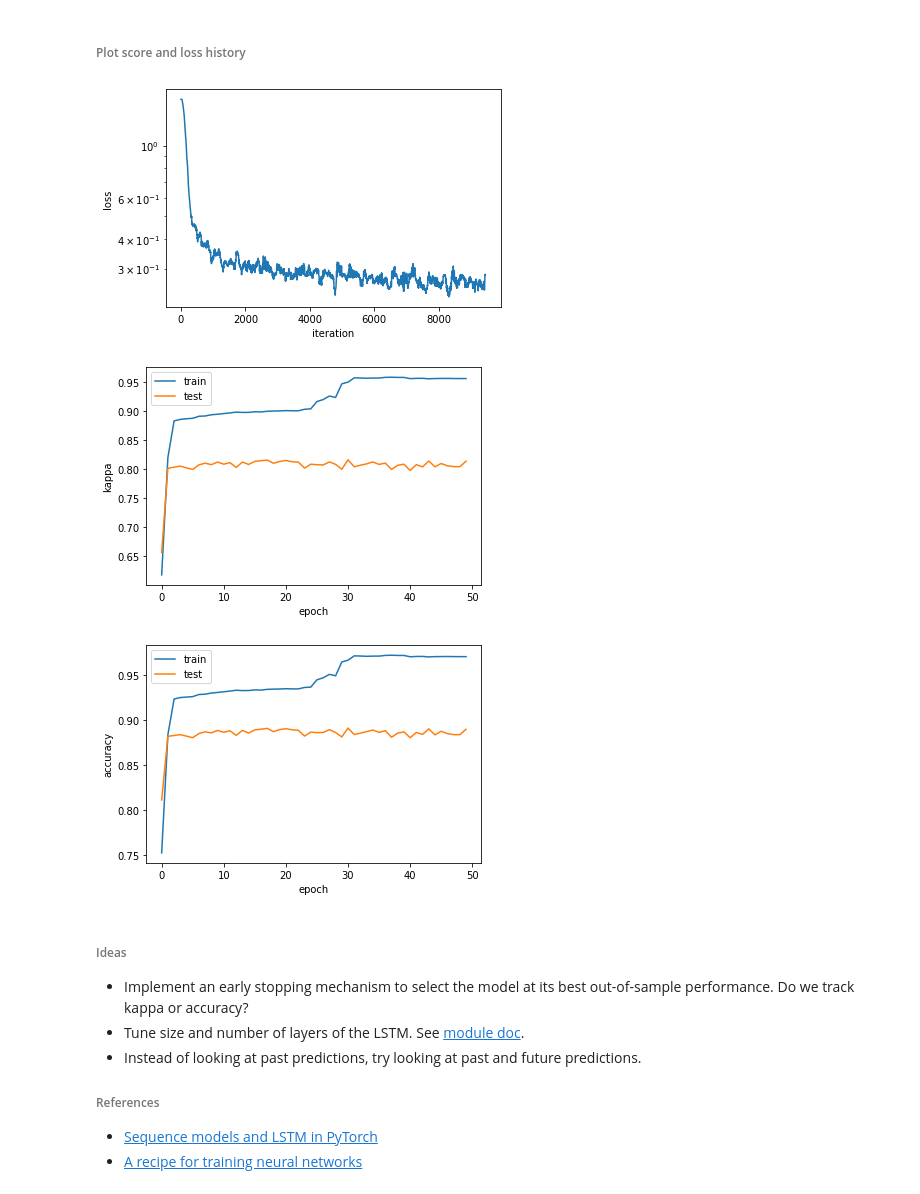
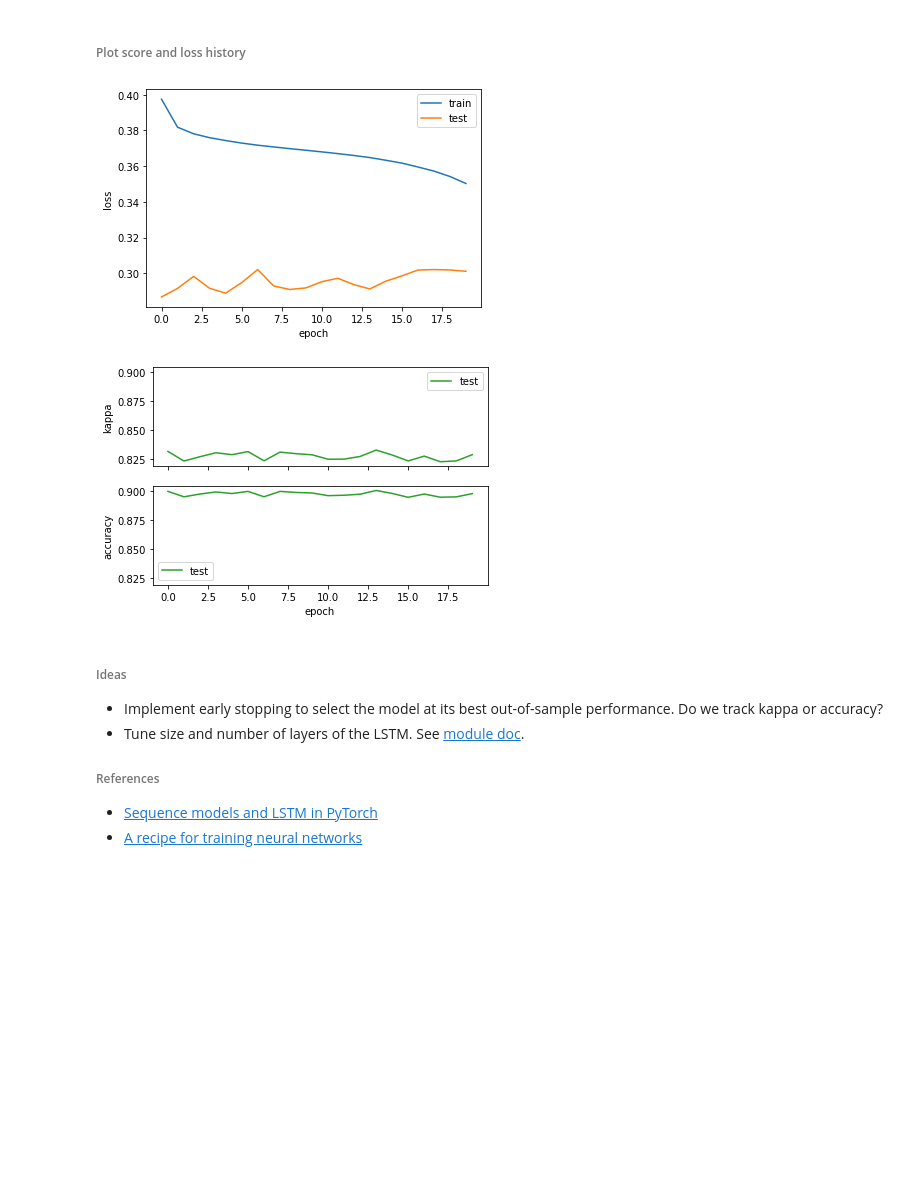
Before and after one commit to OxWearables/Oxford_Wearables_Activity_Recognition, a Jupyter notebook: 5-Long_short-term_memory.ipynb, the cells around one changed output. Saved outputs shown, nothing was run; the diff lists cells and outputs as text; code cells hidden in the pictures; blank space fills up the shorter version.

Commit message:
use a bi-lstm; run on whole dataset; do not score on train set

```diff
--- a/5-Long_short-term_memory.ipynb
+++ b/5-Long_short-term_memory.ipynb
@@ -78,7 +66,9 @@ Using cpu
 # %% [markdown]
  ###### Train random forest classifier
 # %%
-random_forest = RandomForestClassifier(n_estimators=100, oob_score=True, n_jobs=2)
+random_forest = RandomForestClassifier(n_estimators=100, oob_score=True, n_jobs=4, verbose=True)
 random_forest.fit(X_train, y_train)
-# grab out-of-bag probability estimations -- this will be the input to the LSTM
+# Grab out-of-bag probability estimations -- this will be the input to the LSTM
 Y_train = random_forest.oob_decision_function_.astype('float32')
+# This will be the test set inputs to the LSTM
+Y_test = random_forest.predict_proba(X_test).astype('float32')
@@ -102,18 +100,21 @@ further below).
 # %%
 class LSTM(nn.Module):
 
-    def __init__(self, input_size=5, output_size=5, hidden_size=8):
+    def __init__(self, input_size=5, output_size=5, hidden_size=1024):
         super(LSTM, self).__init__()
         self.input_size = input_size
         self.hidden_size = hidden_size
         self.output_size = output_size
-        self.lstm = nn.LSTM(input_size, hidden_size)
-        self.hidden2output = nn.Linear(hidden_size, output_size)
+        self.lstm = nn.LSTM(input_size, hidden_size, bidirectional=True)
+        self.hidden2output = nn.Linear(2*hidden_size, output_size)
 
     def forward(self, sequence):
-        _, (hidden_last, cell_last) = self.lstm(
+        hiddens, (hidden_last, cell_last) = self.lstm(
             sequence.view(len(sequence), -1, self.input_size))
-        output = self.hidden2output(hidden_last.view(-1, self.hidden_size))
+        output = self.hidden2output(
+            hiddens.view(-1, hiddens.shape[-1])).view(
+                hiddens.shape[0], hiddens.shape[1], self.output_size
+        )
         return output
 # %% [markdown]
 ###### Helper functions
@@ -177,10 +205,10 @@ Now we set the hyperparameters, instantiate the model, define the loss
 function (we use cross entropy for multiclass classification) and optimizer
 (we use AMSGRAD &mdash; a variant of SGD).
 # %%
-hidden_size = 8  # size of LSTM's hidden state
+hidden_size = 1024  # size of LSTM's hidden state
 input_size = output_size = utils.NUM_CLASSES  # number of classes (sleep, sedentary, etc...)
-num_prev = 2  # num of past predictions to look at -- num_prev+1 equals the sequence length
-num_epoch = 50  # num of epochs (full loops though the training set) for SGD training
+seq_length = 5  # sequence length
+num_epoch = 20  # num of epochs (full loops though the training set) for SGD training
 lr = 1e-3  # learning rate in SGD
 batch_size = 32  # size of the mini-batch in SGD
 
@@ -240,31 +269,33 @@ for i in tqdm(range(num_epoch)):
 [interactive output not drawn]
 # %% [markdown]
  ###### Plot score and loss history
-# %%
-# Loss history
-fig, ax = plt.subplots()
-ax.semilogy(median_filter(losses, size=100))  # smooth for visualization
-ax.set_ylabel('loss')
-ax.set_xlabel('iteration')
-fig.show()
-# fig.savefig('lstm_loss.png')
-
-# Score history
-fig, _ = plot_scores(kappa_history, xlabel='epoch', ylabel='kappa')
-fig.show()
-# fig.savefig('lstm_cohen_scores.png')
-fig, _ = plot_scores(accuracy_history, xlabel='epoch', ylabel='accuracy')
-fig.show()
-# fig.savefig('lstm_accuracy_scores.png')
-# %% [output]
-[figure, removed]
-[figure, removed]
-[figure, removed]
+# %%
+# Loss history
+fig, ax = plt.subplots()
+ax.plot(loss_history_train, color='C0', label='train')
+ax.plot(loss_history, color='C1', label='test')
+ax.set_ylabel('loss')
+ax.set_xlabel('epoch')
+ax.legend()
+fig.show()
+
+# Kappa and accuracy history
+fig, (ax1, ax2) = plt.subplots(nrows=2, ncols=1, sharex=True, sharey=True)
+ax1.plot(kappa_history, color='C2', label='test')
+ax1.set_ylabel('kappa')
+ax1.legend()
+ax2.plot(accuracy_history, color='C2', label='test')
+ax2.set_ylabel('accuracy')
+ax2.set_xlabel('epoch')
+ax2.legend()
+fig.show()
+# %% [output]
+[figure, added]
+[figure, added]
 # %% [markdown]
 ###### Ideas
-- Implement an early stopping mechanism to select the model at its best out-of-sample performance. Do we track kappa or accuracy?
+- Implement early stopping to select the model at its best out-of-sample performance. Do we track kappa or accuracy?
 - Tune size and number of layers of the LSTM. See [module doc](https://pytorch.org/docs/stable/nn.html#lstm).
-- Instead of looking at past predictions, try looking at past and future predictions.
 
 ###### References
 - [Sequence models and LSTM in PyTorch](https://pytorch.org/tutorials/beginner/nlp/sequence_models_tutorial.html)
```
Also changed, not shown: parts of 13 cells of this notebook, 1 other file.
